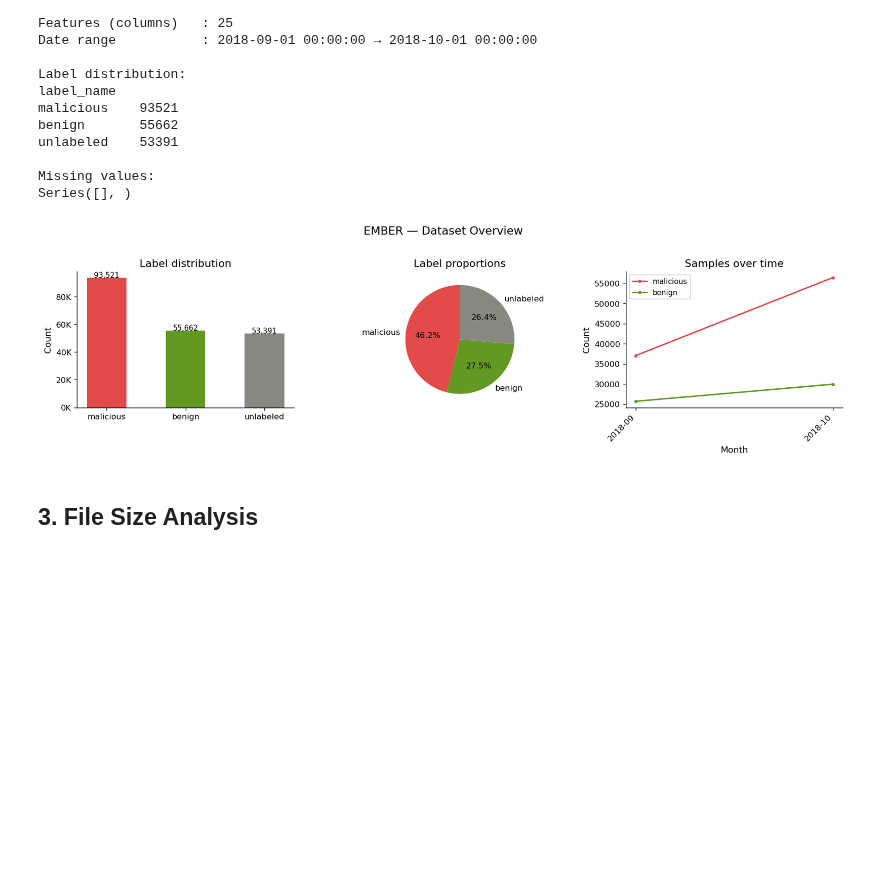
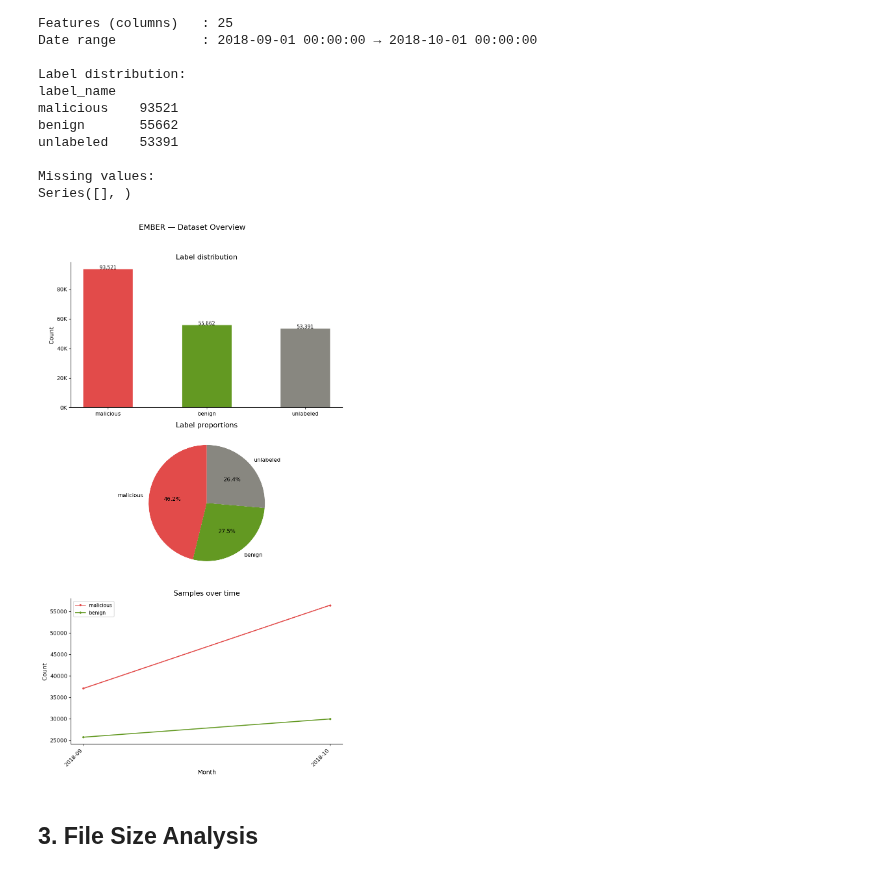
Before and after one commit to bigz4/cyber-security-final-project, a Jupyter notebook: ember_eda.ipynb, the cells around one changed output. Saved outputs shown, nothing was run; the diff lists cells and outputs as text; code cells hidden in the pictures; blank space fills up the shorter version.

Commit message:
updated visualizations for readability

```diff
--- a/ember_eda.ipynb
+++ b/ember_eda.ipynb
@@ -177,7 +177,8 @@ unlabeled    53391
 Missing values:
 Series([], )
 # %%
-fig, axes = plt.subplots(1, 3, figsize=(14, 4))
+#fig, axes = plt.subplots(1, 3, figsize=(14, 4))
+fig, axes = plt.subplots(3, 1, figsize=(8, 14))
 
 # Label distribution
 counts = df['label_name'].value_counts()
@@ -190,34 +191,34 @@ for i, (v) in enumerate(counts.values):
     axes[0].text(i, v + 200, f'{v:,}', ha='center', fontsize=9)
 
 # Pie chart
 axes[1].pie(counts.values, labels=counts.index, colors=colors,
             autopct='%1.1f%%', startangle=90, textprops={'fontsize': 10})
 axes[1].set_title('Label proportions')
 
 # Temporal distribution
 if df['appeared'].notna().sum() > 0:
     for label, color in [('malicious', PALETTE['malicious']), ('benign', PALETTE['benign'])]:
         subset = df[df['label_name'] == label].groupby(
             df['appeared'].dt.to_period('M'))['sha256'].count()
         axes[2].plot(subset.index.astype(str), subset.values,
                      label=label, color=color, linewidth=1.8, marker='o', markersize=3)
     axes[2].set_title('Samples over time')
     axes[2].set_xlabel('Month')
     axes[2].set_ylabel('Count')
     axes[2].legend(fontsize=9)
     axes[2].tick_params(axis='x', rotation=45)
     plt.setp(axes[2].xaxis.get_majorticklabels(), ha='right')
 else:
     axes[2].text(0.5, 0.5, 'No temporal data\nin this sample',
                  ha='center', va='center', transform=axes[2].transAxes, color='gray')
     axes[2].set_title('Temporal distribution')
 
 plt.suptitle('EMBER — Dataset Overview', fontsize=14, y=1.02)
 plt.tight_layout()
 plt.savefig('figs/ember_overview.png', bbox_inches='tight')
 plt.show()
 # %% [output]
-[figure, old version]
+[figure, new version]
 # %% [markdown]
 ## 3. File Size Analysis
 # %%
```
Also changed, not shown: parts of 2 cells of this notebook, 7 other files.
